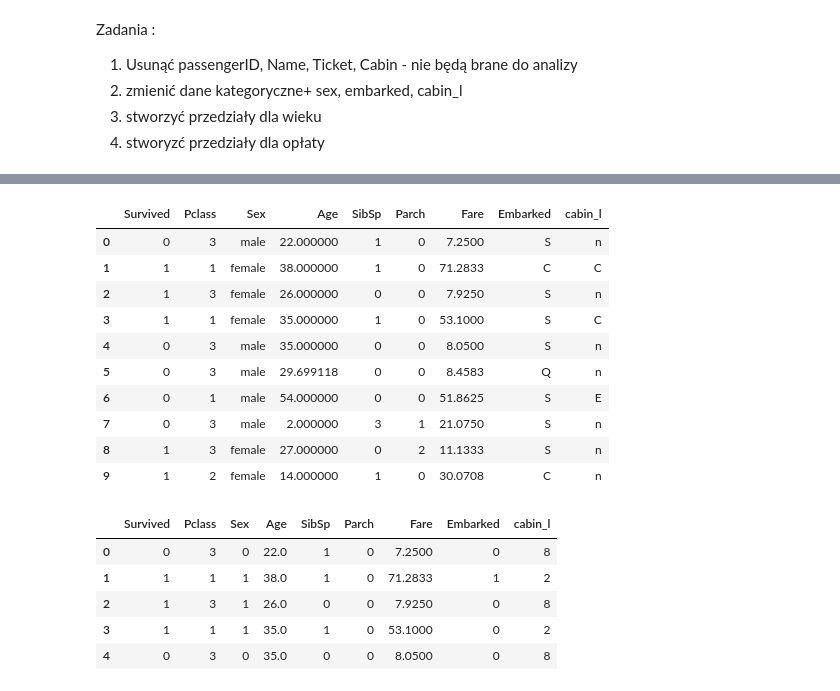
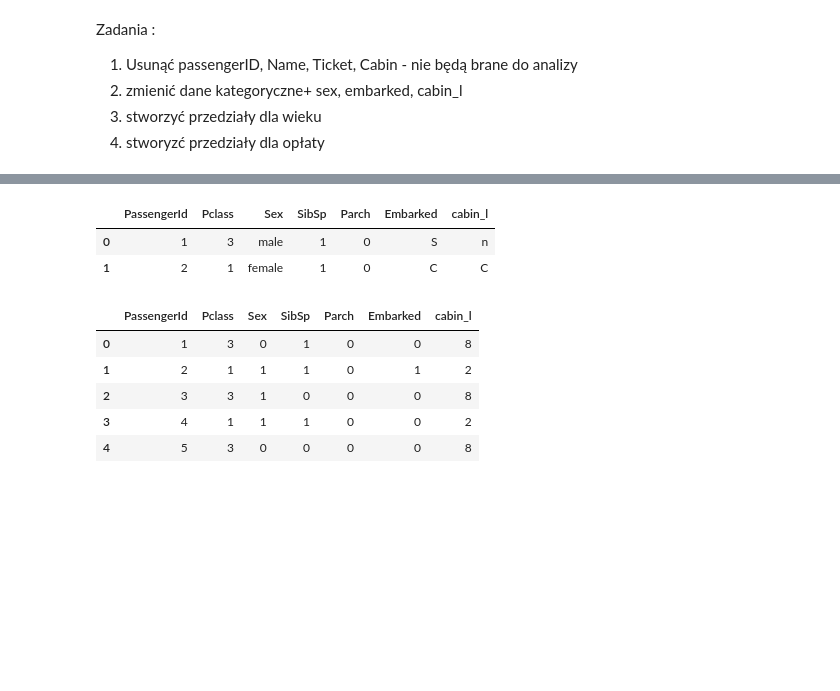
Before and after one commit to RKulagowska/Kaggle, a Jupyter notebook: titanic-1-202209.ipynb, the cells around one changed output, grey strips where cells are left out. Saved outputs shown, nothing was run; the diff lists cells and outputs as text; code cells hidden in the pictures; blank space fills up the shorter version.

```diff
--- a/titanic-1-202209.ipynb
+++ b/titanic-1-202209.ipynb
@@ -273,3 +280,9 @@ co ciekawe mężczyżni z C = Cherbourg mieli nieproporcionalnie mniejsze szanse
 2. Na chwilę obecną mało ciekawe są wykresy dla Ticket i Cabin - feature enginiering
 # %% [markdown]
 # Feature Enginiering
+# %%
+# Merging data
+
+train_data=train_data.drop(['Survived'], axis=1)
+concated_data=pd.concat([train_data,test_data],ignore_index=True)
+print(concated_data)
@@ -279,4 +310,4 @@ Ticket i Cabin nadal nie są zdiagnozowane
 #- Dane Cabin zaczynają się od litery potem liczby. Czy litery oznaczają piętra ? albo konkretną część statku. Można z analizować po literze.
 #- Dane biley nie zostaną analizowane
 # %%
-train_data['cabin_l'] = train_data.Cabin.apply(lambda x: str(x)[0])
+concated_data['cabin_l'] = concated_data.Cabin.apply(lambda x: str(x)[0])
@@ -371,5 +386,5 @@ px.histogram(train_data,x='Embarked', title='Embarked')
 # %% [markdown]
 zdecydowana większość jest S więc tam przypiszemy braki
 # %%
-train_data= train_data.fillna({'Embarked':'S'})
+concated_data= concated_data.fillna({'Embarked':'S'})
 # %%
@@ -418,5 +432,5 @@ train_data[pd.isnull(train_data['Age'])]
 # %%
-train_data = train_data.fillna(train_data.Age.mean())
-train_data.info()
+concated_data = concated_data.fillna(train_data.Age.mean())
+concated_data.info()
 # %% [output]
 <class 'pandas.core.frame.DataFrame'>
@@ -466,36 +471,32 @@ train_data.head(10)
 # %%
 #1
-train_dataF = train_data.drop(['PassengerId','Name','Ticket','Cabin'],axis=1)
-train_dataF.head(10)
+concated_data = concated_data.drop(['Name','Ticket','Cabin','Age','Fare'],axis=1)
+
+concated_data.head(2)
 # %% [output]
-|  | Survived | Pclass | Sex | Age | SibSp | Parch | Fare | Embarked | cabin_l |
-| 0 | 0 | 3 | male | 22.000000 | 1 | 0 | 7.2500 | S | n |
-| 1 | 1 | 1 | female | 38.000000 | 1 | 0 | 71.2833 | C | C |
-| 2 | 1 | 3 | female | 26.000000 | 0 | 0 | 7.9250 | S | n |
-| 3 | 1 | 1 | female | 35.000000 | 1 | 0 | 53.1000 | S | C |
-| 4 | 0 | 3 | male | 35.000000 | 0 | 0 | 8.0500 | S | n |
-| 5 | 0 | 3 | male | 29.699118 | 0 | 0 | 8.4583 | Q | n |
-| 6 | 0 | 1 | male | 54.000000 | 0 | 0 | 51.8625 | S | E |
-| 7 | 0 | 3 | male | 2.000000 | 3 | 1 | 21.0750 | S | n |
-| 8 | 1 | 3 | female | 27.000000 | 0 | 2 | 11.1333 | S | n |
-| 9 | 1 | 2 | female | 14.000000 | 1 | 0 | 30.0708 | C | n |
+|  | PassengerId | Pclass | Sex | SibSp | Parch | Embarked | cabin_l |
+| 0 | 1 | 3 | male | 1 | 0 | S | n |
+| 1 | 2 | 1 | female | 1 | 0 | C | C |
 # %%
 # 2
 
 sex_mapping = {"male": 0, "female": 1}
-train_dataF['Sex']= train_dataF['Sex'].map(sex_mapping)
+concated_data['Sex']= concated_data['Sex'].map(sex_mapping)
+
 
 emb_mapping = {"S": 0, "C": 1,"Q":2}
-train_dataF['Embarked']= train_dataF['Embarked'].map(emb_mapping)
+concated_data['Embarked']= concated_data['Embarked'].map(emb_mapping)
+
 
 cab_mapping = {"A": 0, "B": 1,"C":2, "D": 3, "E": 4,"F":5, "G": 6, "T": 7,"n":8}
-train_dataF['cabin_l']= train_dataF['cabin_l'].map(cab_mapping)
+concated_data['cabin_l']= concated_data['cabin_l'].map(cab_mapping)
 
-train_dataF.head()
+
+concated_data.head()
 # %% [output]
-|  | Survived | Pclass | Sex | Age | SibSp | Parch | Fare | Embarked | cabin_l |
-| 0 | 0 | 3 | 0 | 22.0 | 1 | 0 | 7.2500 | 0 | 8 |
-| 1 | 1 | 1 | 1 | 38.0 | 1 | 0 | 71.2833 | 1 | 2 |
-| 2 | 1 | 3 | 1 | 26.0 | 0 | 0 | 7.9250 | 0 | 8 |
-| 3 | 1 | 1 | 1 | 35.0 | 1 | 0 | 53.1000 | 0 | 2 |
-| 4 | 0 | 3 | 0 | 35.0 | 0 | 0 | 8.0500 | 0 | 8 |
+|  | PassengerId | Pclass | Sex | SibSp | Parch | Embarked | cabin_l |
+| 0 | 1 | 3 | 0 | 1 | 0 | 0 | 8 |
+| 1 | 2 | 1 | 1 | 1 | 0 | 1 | 2 |
+| 2 | 3 | 3 | 1 | 0 | 0 | 0 | 8 |
+| 3 | 4 | 1 | 1 | 1 | 0 | 0 | 2 |
+| 4 | 5 | 3 | 0 | 0 | 0 | 0 | 8 |
```
Also changed, not shown: parts of 38 cells of this notebook.
